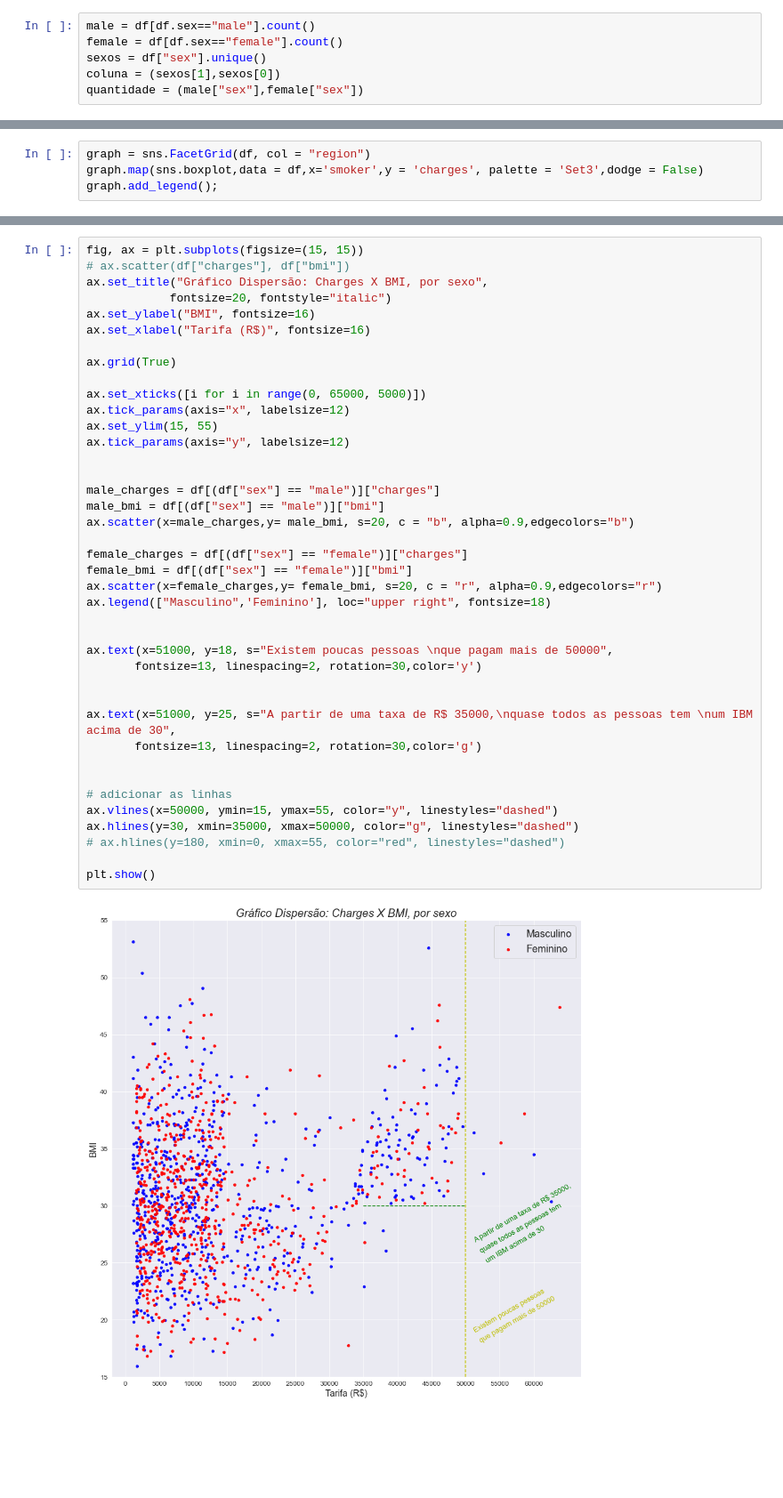
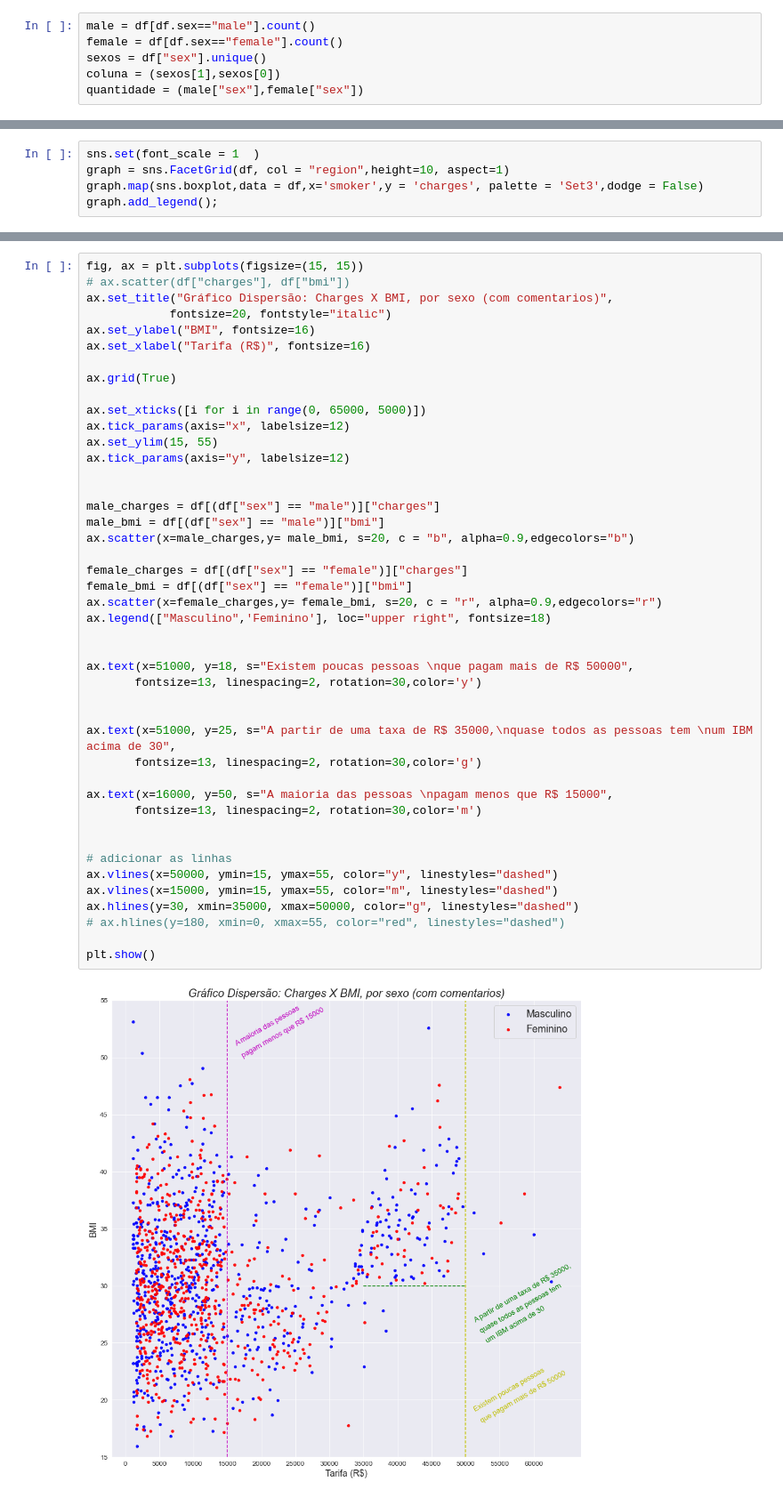
Before and after one commit to KndHvH/367, a Jupyter notebook: FIAP/MachineLearning/checkpoints/2/ML - Checkpoint2e3 - NOME.ipynb, the cells around one changed output, grey strips where cells are left out. Shown: that part at 89% size. Drawn from its saved outputs; the diff is of its cells as text; blank space fills up the shorter version.

```diff
--- a/FIAP/MachineLearning/checkpoints/2/ML - Checkpoint2e3 - NOME.ipynb
+++ b/FIAP/MachineLearning/checkpoints/2/ML - Checkpoint2e3 - NOME.ipynb
@@ -184,7 +184,8 @@ plt.show()
 # %% [output]
 [figure]
 # %%
-graph = sns.FacetGrid(df, col = "region")
+sns.set(font_scale = 1  )
+graph = sns.FacetGrid(df, col = "region",height=10, aspect=1)
 graph.map(sns.boxplot,data = df,x='smoker',y = 'charges', palette = 'Set3',dodge = False)
 graph.add_legend();
 # %% [output]
@@ -192,7 +222,7 @@ graph.add_legend();
 # %%
 fig, ax = plt.subplots(figsize=(15, 15))
 # ax.scatter(df["charges"], df["bmi"])
-ax.set_title("Gráfico Dispersão: Charges X BMI, por sexo",
+ax.set_title("Gráfico Dispersão: Charges X BMI, por sexo (com comentarios)",
             fontsize=20, fontstyle="italic")
 ax.set_ylabel("BMI", fontsize=16)
 ax.set_xlabel("Tarifa (R$)", fontsize=16)
@@ -202,32 +232,36 @@ ax.grid(True)
 ax.set_xticks([i for i in range(0, 65000, 5000)])
 ax.tick_params(axis="x", labelsize=12)
 ax.set_ylim(15, 55)
 ax.tick_params(axis="y", labelsize=12)
 
 
 male_charges = df[(df["sex"] == "male")]["charges"]
 male_bmi = df[(df["sex"] == "male")]["bmi"]
 ax.scatter(x=male_charges,y= male_bmi, s=20, c = "b", alpha=0.9,edgecolors="b")
 
 female_charges = df[(df["sex"] == "female")]["charges"]
 female_bmi = df[(df["sex"] == "female")]["bmi"]
 ax.scatter(x=female_charges,y= female_bmi, s=20, c = "r", alpha=0.9,edgecolors="r")
 ax.legend(["Masculino",'Feminino'], loc="upper right", fontsize=18)
 
 
-ax.text(x=51000, y=18, s="Existem poucas pessoas \nque pagam mais de 50000",
+ax.text(x=51000, y=18, s="Existem poucas pessoas \nque pagam mais de R$ 50000",
        fontsize=13, linespacing=2, rotation=30,color='y')
 
 
 ax.text(x=51000, y=25, s="A partir de uma taxa de R$ 35000,\nquase todos as pessoas tem \num IBM acima de 30",
        fontsize=13, linespacing=2, rotation=30,color='g')
 
+ax.text(x=16000, y=50, s="A maioria das pessoas \npagam menos que R$ 15000",
+       fontsize=13, linespacing=2, rotation=30,color='m')
+
 
 # adicionar as linhas
 ax.vlines(x=50000, ymin=15, ymax=55, color="y", linestyles="dashed")
+ax.vlines(x=15000, ymin=15, ymax=55, color="m", linestyles="dashed")
 ax.hlines(y=30, xmin=35000, xmax=50000, color="g", linestyles="dashed")
 # ax.hlines(y=180, xmin=0, xmax=55, color="red", linestyles="dashed")
 
 plt.show()
 # %% [output]
-[figure, old version]
+[figure, new version]
```
Also changed, not shown: parts of 4 cells of this notebook.
